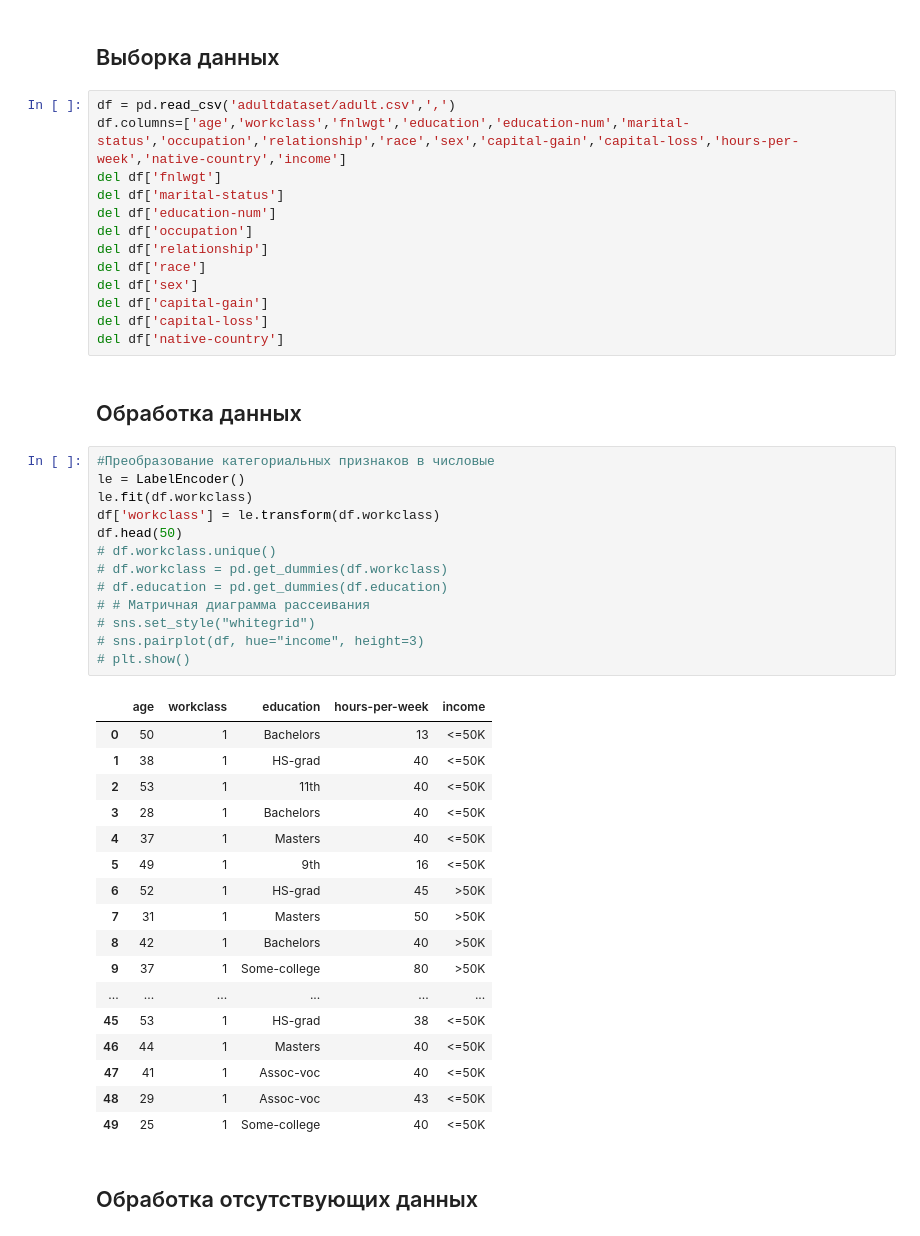
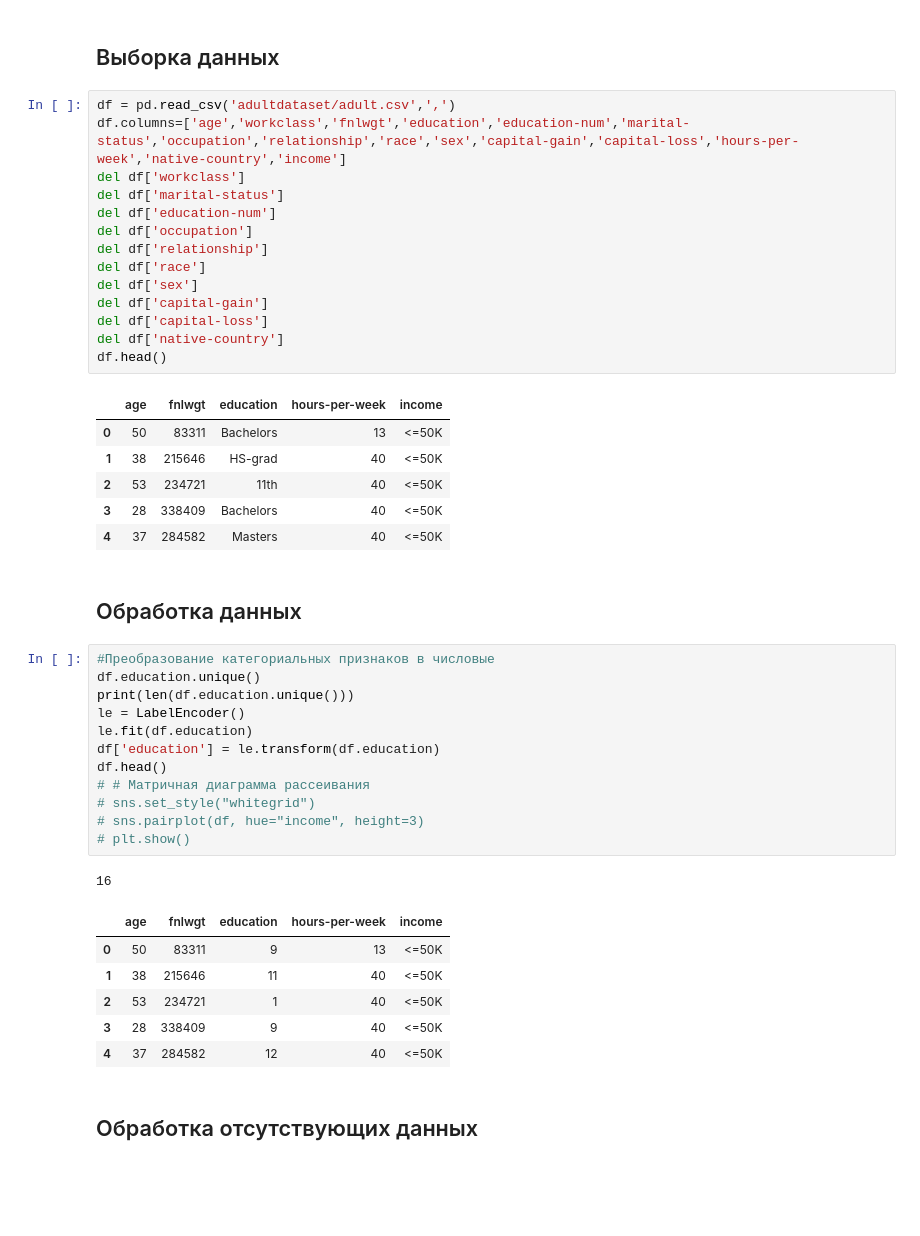
Before and after one commit to DieNice/AdultResearch, a Jupyter notebook: netricsmethods.ipynb, the cells around one changed output. Drawn from its saved outputs; the diff is of its cells as text; blank space fills up the shorter version.

```diff
--- a/netricsmethods.ipynb
+++ b/netricsmethods.ipynb
@@ -18,7 +18,7 @@ from sklearn.preprocessing import LabelEncoder
 # %%
 df = pd.read_csv('adultdataset/adult.csv',',')
 df.columns=['age','workclass','fnlwgt','education','education-num','marital-status','occupation','relationship','race','sex','capital-gain','capital-loss','hours-per-week','native-country','income']
-del df['fnlwgt']
+del df['workclass']
 del df['marital-status']
 del df['education-num']
 del df['occupation']
@@ -28,38 +28,35 @@ del df['sex']
 del df['capital-gain']
 del df['capital-loss']
 del df['native-country']
+df.head()
+# %% [output]
+|  | age | fnlwgt | education | hours-per-week | income |
+| 0 | 50 | 83311 | Bachelors | 13 | <=50K |
+| 1 | 38 | 215646 | HS-grad | 40 | <=50K |
+| 2 | 53 | 234721 | 11th | 40 | <=50K |
+| 3 | 28 | 338409 | Bachelors | 40 | <=50K |
+| 4 | 37 | 284582 | Masters | 40 | <=50K |
 # %% [markdown]
 ## Обработка данных
 # %%
 #Преобразование категориальных признаков в числовые
+df.education.unique()
+print(len(df.education.unique()))
 le = LabelEncoder()
-le.fit(df.workclass)
-df['workclass'] = le.transform(df.workclass)
-df.head(50)
-# df.workclass.unique()
-# df.workclass = pd.get_dummies(df.workclass)
-# df.education = pd.get_dummies(df.education)
+le.fit(df.education)
+df['education'] = le.transform(df.education)
+df.head()
 # # Матричная диаграмма рассеивания
 # sns.set_style("whitegrid")
 # sns.pairplot(df, hue="income", height=3)
 # plt.show()
 # %% [output]
+16
-|  | age | workclass | education | hours-per-week | income |
-| 0 | 50 | 1 | Bachelors | 13 | <=50K |
-| 1 | 38 | 1 | HS-grad | 40 | <=50K |
-| 2 | 53 | 1 | 11th | 40 | <=50K |
-| 3 | 28 | 1 | Bachelors | 40 | <=50K |
-| 4 | 37 | 1 | Masters | 40 | <=50K |
-| 5 | 49 | 1 | 9th | 16 | <=50K |
-| 6 | 52 | 1 | HS-grad | 45 | >50K |
-| 7 | 31 | 1 | Masters | 50 | >50K |
-| 8 | 42 | 1 | Bachelors | 40 | >50K |
-| 9 | 37 | 1 | Some-college | 80 | >50K |
-| ... | ... | ... | ... | ... | ... |
-| 45 | 53 | 1 | HS-grad | 38 | <=50K |
-| 46 | 44 | 1 | Masters | 40 | <=50K |
-| 47 | 41 | 1 | Assoc-voc | 40 | <=50K |
-| 48 | 29 | 1 | Assoc-voc | 43 | <=50K |
-| 49 | 25 | 1 | Some-college | 40 | <=50K |
+|  | age | fnlwgt | education | hours-per-week | income |
+| 0 | 50 | 83311 | 9 | 13 | <=50K |
+| 1 | 38 | 215646 | 11 | 40 | <=50K |
+| 2 | 53 | 234721 | 1 | 40 | <=50K |
+| 3 | 28 | 338409 | 9 | 40 | <=50K |
+| 4 | 37 | 284582 | 12 | 40 | <=50K |
 # %% [markdown]
 ## Обработка отсутствующих данных
```
Also changed, not shown: parts of 16 cells of this notebook, 1 other file.
